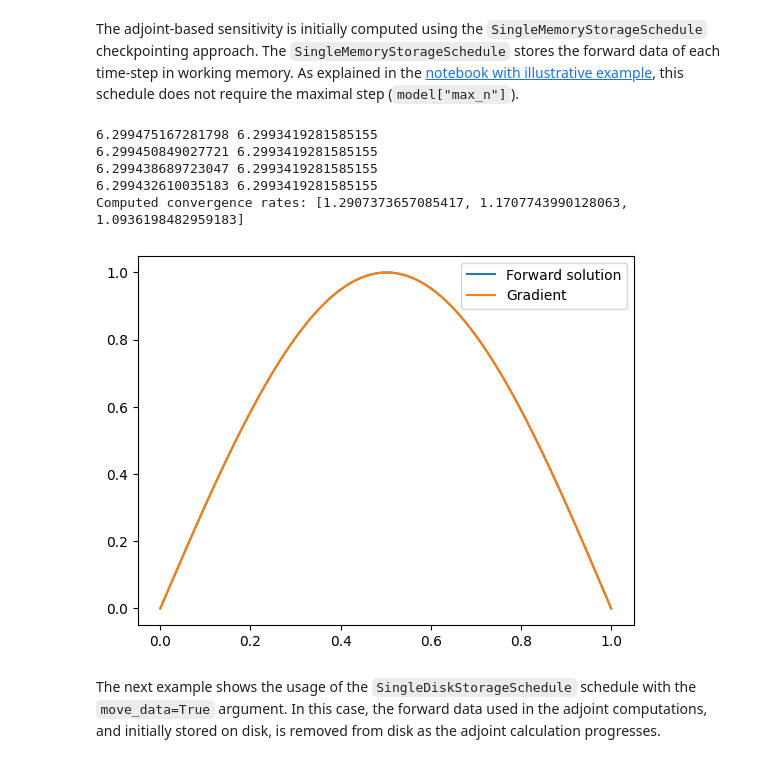
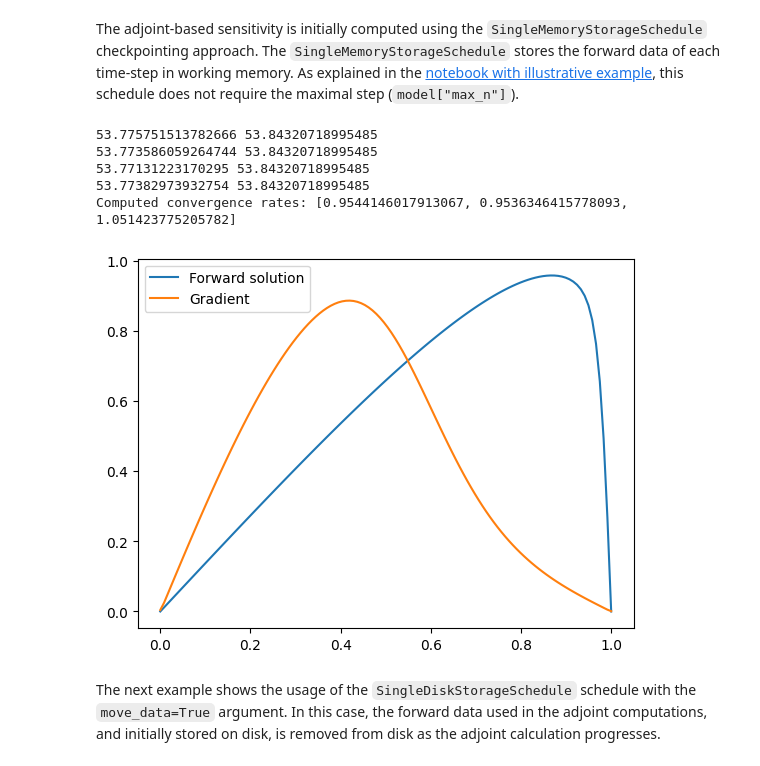
Before and after one commit to firedrakeproject/checkpoint_schedules, a Jupyter notebook: docs/notebooks/burger.ipynb, the cells around one changed output. Saved outputs shown, nothing was run; the diff lists cells and outputs as text; code cells hidden in the pictures.

```diff
--- a/docs/notebooks/burger.ipynb
+++ b/docs/notebooks/burger.ipynb
@@ -414,13 +407,13 @@ In the next sections, we present the results of the adjoint-based sensitivity co
 Below, we define the `model` dictionary containing the parameters required for the forward and adjoint solvers. The `model` dictionary is then passed to the `BurgersEquation` class. Additionally, we set up the 1D mesh and the initial condition for the forward Burgers' solver.
 # %%
 model = {"lx": 1,   # domain length
-         "nx": 100,  # number of nodes
+         "nx": 120,  # number of nodes
          "dt": 0.001,  # time step
          "nu": 0.01,  # viscosity
-         "max_n": 1,  # total steps
+         "max_n": 400,  # total steps
          "chk_ram": 50,  # number of checkpoints in RAM
          "chk_disk": 50,  # number of checkpoints on disk
         }
-mesh = np.linspace(0, model["lx"], model["nx"])
-u0 = np.sin(np.pi * mesh)
+mesh = np.linspace(0, model["lx"], model["nx"]) # create the spatial grid
+u0 = np.sin(np.pi*mesh) # initial condition
 # %%
@@ -461,20 +454,20 @@ The adjoint-based sensitivity is initially computed using the `SingleMemoryStora
 # %%
 schedule = SingleMemoryStorageSchedule()  # Create the checkpointing schedule.
 burger = BurgersEquation(model, u0, mesh)  # Create the burger's equation object.
 manager = CheckpointingManager(schedule, burger)  # Create the checkpointing manager.
 manager.execute()  # execute the checkpointing schedule using `SingleMemoryStorageSchedule` schedule.
 J = functional_value(burger.forward_final_solution)
-h = np.ones_like(mesh) * 0.1
+h = np.ones_like(mesh)
 E, epsilon = taylor_remainder_test(burger.gradient(), J, u0, h)  # Compute the Taylor remainder.
 convergence_rates(E, epsilon, show=True)
 plot_solution(burger.forward_final_solution, burger.gradient())
 # %% [output]
-6.299475167281798 6.2993419281585155
-6.299450849027721 6.2993419281585155
-6.299438689723047 6.2993419281585155
-6.299432610035183 6.2993419281585155
-Computed convergence rates: [1.2907373657085417, 1.1707743990128063, 1.0936198482959183]
+53.775751513782666 53.84320718995485
+53.773586059264744 53.84320718995485
+53.77131223170295 53.84320718995485
+53.77382973932754 53.84320718995485
+Computed convergence rates: [0.9544146017913067, 0.9536346415778093, 1.051423775205782]
-[figure, old version]
+[figure, new version]
 # %% [markdown]
 The next example shows the usage of the `SingleDiskStorageSchedule` schedule with the `move_data=True` argument. In this case, the forward data used in the adjoint computations, and initially stored on disk, is removed from disk as the adjoint calculation progresses.
 # %%
```
Also changed, not shown: parts of 6 cells of this notebook.
